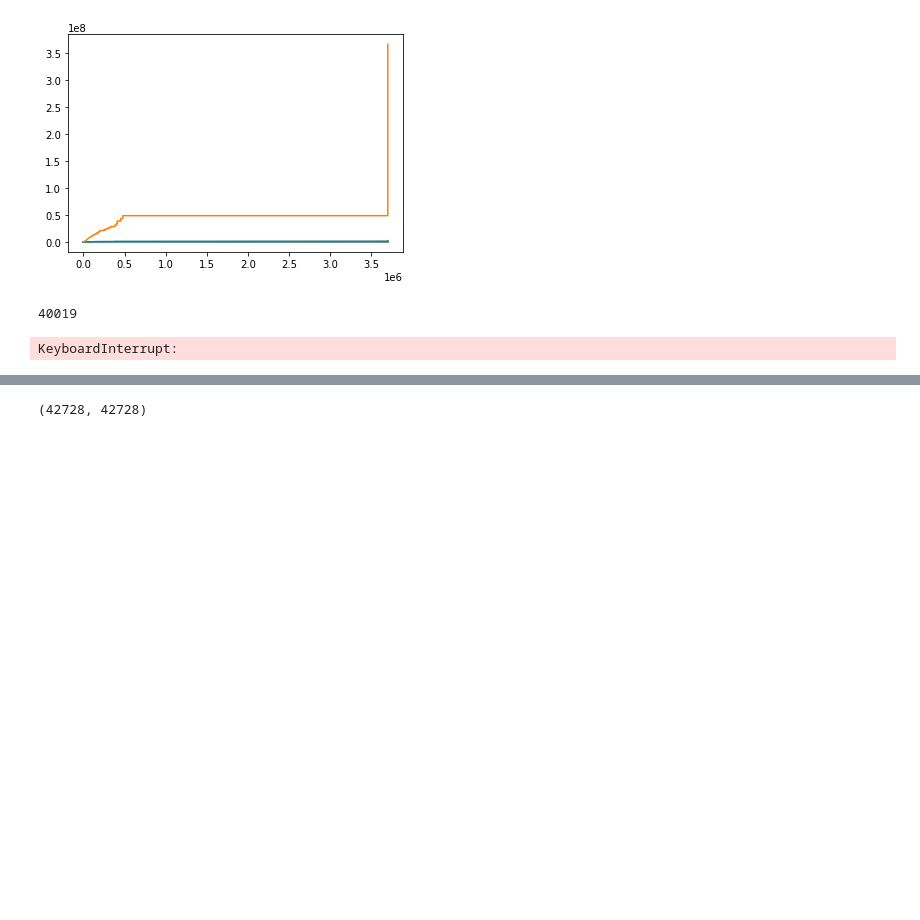
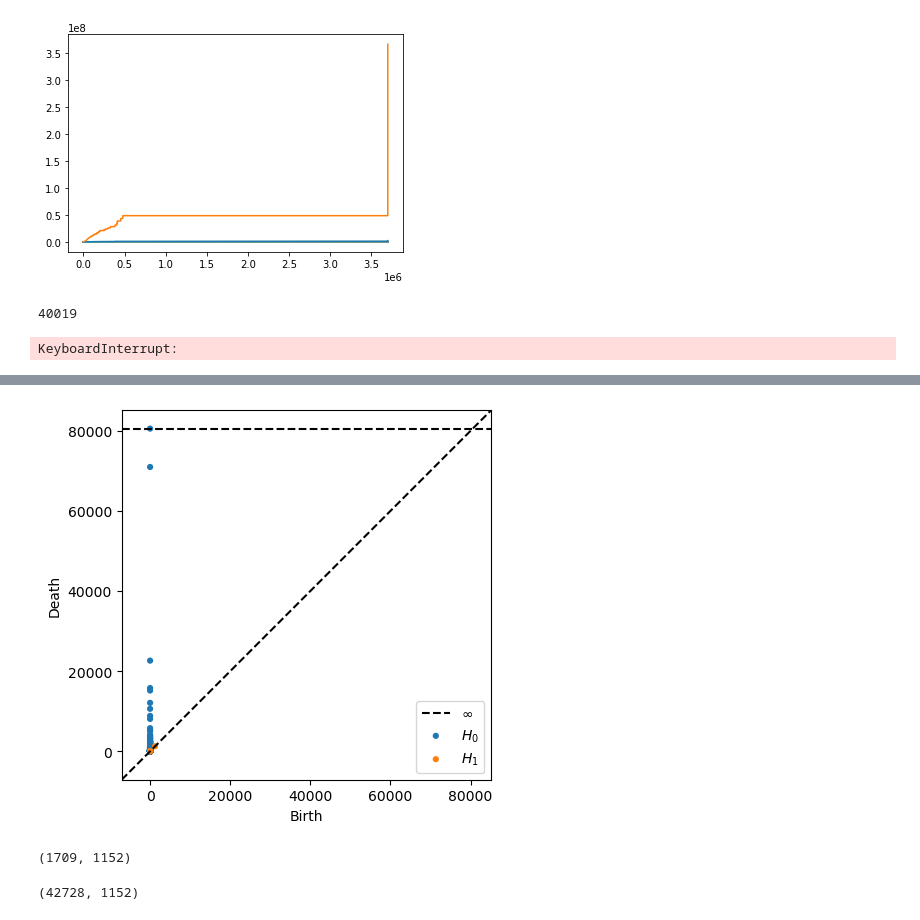
Before and after one commit to Orecchia-Research-Group/manifold_learning, a Jupyter notebook: Cell_cycle.ipynb, the cells around one changed output, grey strips where cells are left out. Saved outputs shown, nothing was run; the diff lists cells and outputs as text; code cells hidden in the pictures; blank space fills up the shorter version.

```diff
--- a/Cell_cycle.ipynb
+++ b/Cell_cycle.ipynb
@@ -257,4 +268,12 @@ KeyboardInterrupt:
+# %%
+plot_diagrams(dgms, show=True)
+# %% [output]
+[figure, added]
 # %%
-dist_mat.shape
+data_landmark.shape
 # %% [output]
-(42728, 42728)
+(1709, 1152)
+# %%
+np_data.shape
+# %% [output]
+(42728, 1152)
```
Also changed, not shown: parts of 6 cells of this notebook.
